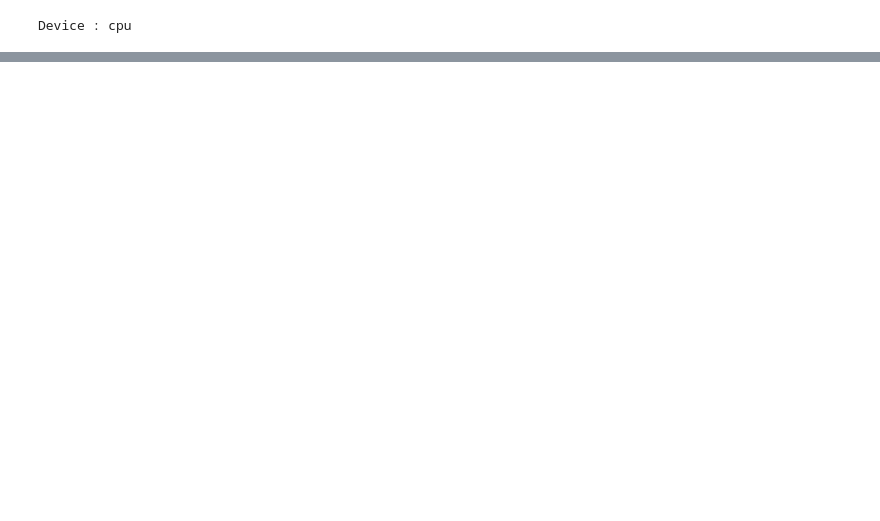
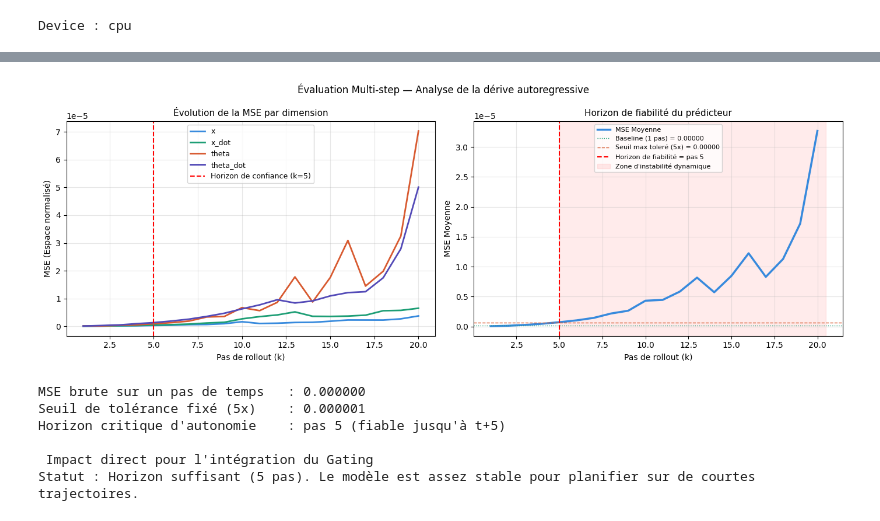
Before and after one commit to nouhailanok/Precedence-Estimation, a Jupyter notebook: step3_predictor_evaluation.ipynb, the cells around one changed output, grey strips where cells are left out. Saved outputs shown, nothing was run; the diff lists cells and outputs as text; code cells hidden in the pictures; blank space fills up the shorter version.

Commit message:
updating predictor evaluation

```diff
--- a/step3_predictor_evaluation.ipynb
+++ b/step3_predictor_evaluation.ipynb
@@ -908,0 +64,15 @@ Files passed to Step 4:
+# %%
+class DeterministicPredictor(nn.Module):
+    """3-layer MLP: [state(4) | one-hot action(2)] → predicted Δs (4)."""
+    def __init__(self, input_dim=6, hidden=256, output_dim=4, dropout=0.1):
+        super().__init__()
+        self.net = nn.Sequential(
+            nn.Linear(INPUT_DIM, 32),
+            nn.ReLU(),
+            nn.Linear(32, 32),
+            nn.ReLU(),
+            nn.Linear(32, OUTPUT_DIM),
+        )
+
+    def forward(self, state, action_oh):
+        return self.net(torch.cat([state, action_oh], dim=-1))
@@ -908,0 +513,63 @@ Files passed to Step 4:
+# %%
+steps = np.arange(1, MAX_STEPS + 1)
+mean_mse = mse_curve.mean(axis=1)  # Évolution de la MSE moyenne sur les 4 dimensions
+baseline = mean_mse[1]             # Erreur de base sur 1 seul pas de prédiction
+
+# On fixe arbitrairement l'horizon d'utilisabilité à 5 fois l'erreur initiale
+HORIZON_THRESHOLD = 5.0 * baseline
+
+# Recherche de l'indice où le modèle commence à diverger au-delà du seuil
+divergence_indices = np.where(mean_mse > HORIZON_THRESHOLD)[0]
+if len(divergence_indices) > 0:
+    horizon = divergence_indices[0] + 1
+else:
+    horizon = MAX_STEPS
+
+fig, axes = plt.subplots(1, 2, figsize=(14, 5))
+
+# Graphique 1 : Décomposition de la MSE par dimension physique
+colors_dim = ["#378ADD", "#1D9E75", "#D85A30", "#534AB7"]
+for i, (label, color) in enumerate(zip(DIM_LABELS, colors_dim)):
+    axes[0].plot(steps, mse_curve[:, i], label=label, color=color, lw=2)
+
+axes[0].axvline(horizon, color="red", lw=1.5, linestyle="--", label=f"Horizon de confiance (k={horizon})")
+axes[0].set_xlabel("Pas de rollout (k)")
+axes[0].set_ylabel("MSE (Espace normalisé)")
+axes[0].set_title("Évolution de la MSE par dimension", fontsize=11)
+axes[0].grid(alpha=0.3)
+axes[0].legend(fontsize=9) # Placé après axvline pour inclure l'horizon dans la légende
+
+# Graphique 2 : MSE globale moyenne et zone de confiance dynamique
+axes[1].plot(steps, mean_mse, color="#378ADD", lw=2.5, label="MSE Moyenne")
+axes[1].axhline(baseline, color="#1D9E75", lw=1.0, linestyle=":", label=f"Baseline (1 pas) = {baseline:.5f}")
+axes[1].axhline(HORIZON_THRESHOLD, color="#D85A30", lw=1.0, linestyle="--", label=f"Seuil max toleré (5x) = {HORIZON_THRESHOLD:.5f}")
+axes[1].axvline(horizon, color="red", lw=1.5, linestyle="--", label=f"Horizon de fiabilité = pas {horizon}")
+
+axes[1].axvspan(horizon, MAX_STEPS + 0.5, alpha=0.08, color="red", label="Zone d'instabilité dynamique")
+axes[1].set_xlabel("Pas de rollout (k)")
+axes[1].set_ylabel("MSE Moyenne")
+axes[1].set_title("Horizon de fiabilité du prédicteur", fontsize=11)
+axes[1].grid(alpha=0.3)
+axes[1].legend(fontsize=8)
+
+plt.suptitle("Évaluation Multi-step — Analyse de la dérive autoregressive", fontsize=12, fontweight="500")
+plt.tight_layout()
+plt.show()
+
+
+print(f"MSE brute sur un pas de temps   : {baseline:.6f}")
+print(f"Seuil de tolérance fixé (5x)    : {HORIZON_THRESHOLD:.6f}")
+print(f"Horizon critique d'autonomie    : pas {horizon} (fiable jusqu'à t+{horizon})")
+print("\n Impact direct pour l'intégration du Gating ")
+if horizon >= 5:
+    print(f"Statut : Horizon suffisant ({horizon} pas). Le modèle est assez stable pour planifier sur de courtes trajectoires.")
+else:
+    print(f"Statut : Dérive trop rapide ({horizon} pas). À utiliser uniquement pour du gating immédiat à k=1.")
+# %% [output]
+[figure, added]
+MSE brute sur un pas de temps   : 0.000000
+Seuil de tolérance fixé (5x)    : 0.000001
+Horizon critique d'autonomie    : pas 5 (fiable jusqu'à t+5)
+
+ Impact direct pour l'intégration du Gating
+Statut : Horizon suffisant (5 pas). Le modèle est assez stable pour planifier sur de courtes trajectoires.
```
Also changed, not shown: parts of 49 cells of this notebook.
